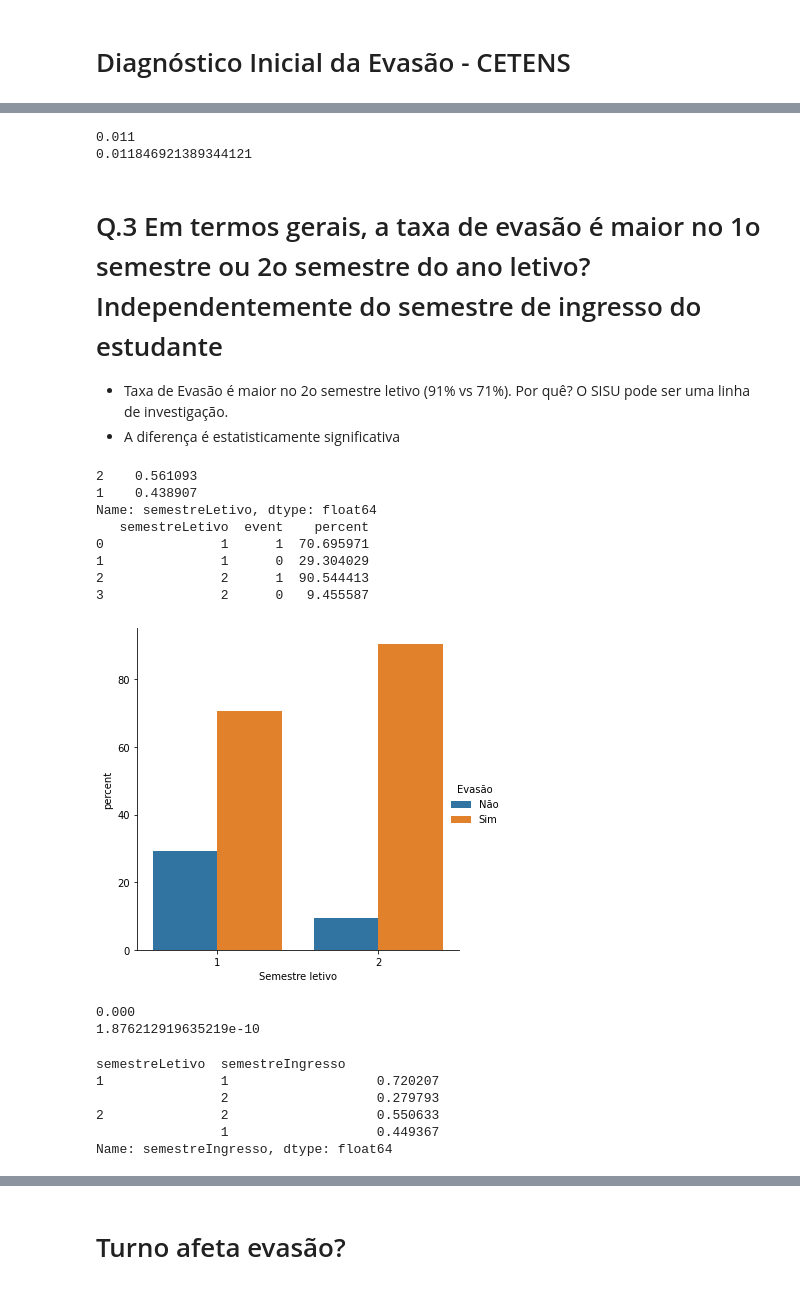
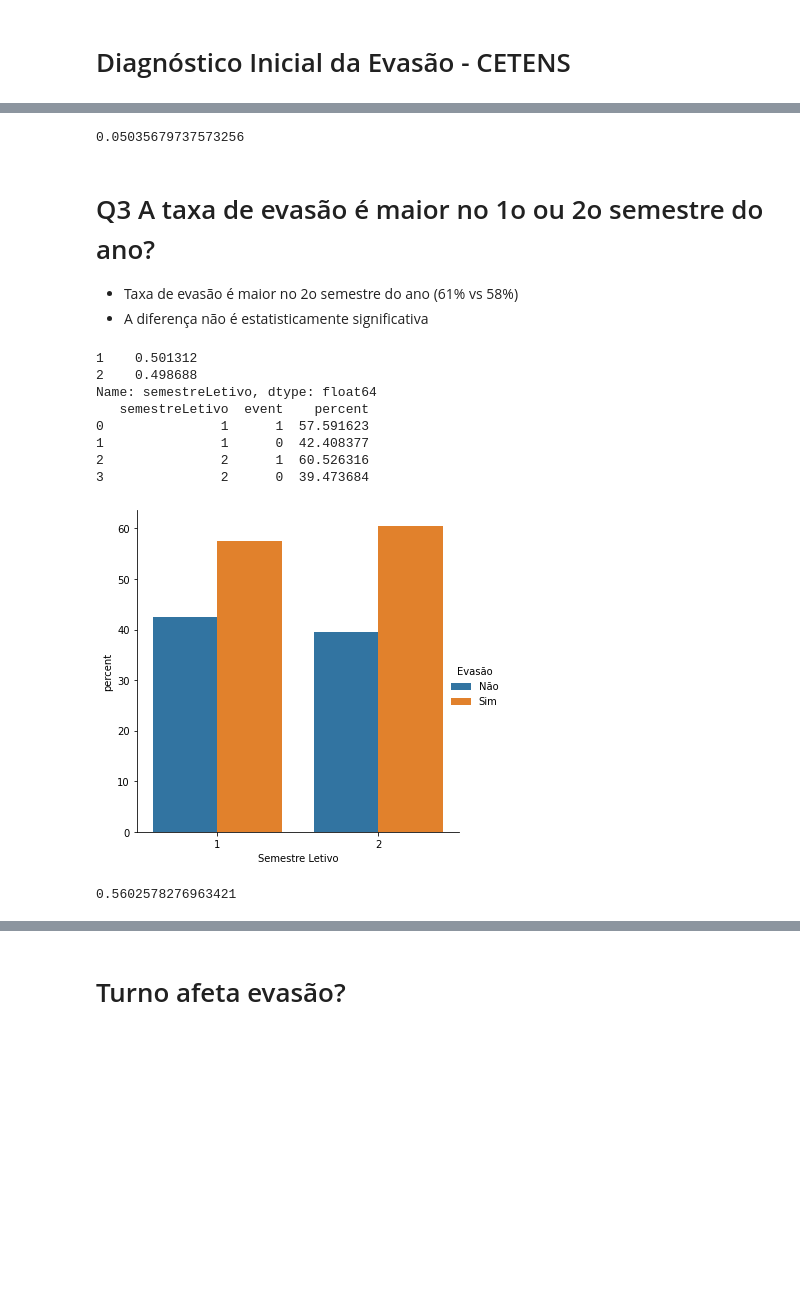
Before and after one commit to rlopes404/dropout, a Jupyter notebook: Dropout-CETENS.ipynb, the cells around one changed output, grey strips where cells are left out. Drawn from its saved outputs; the diff is of its cells as text; code cells hidden in the pictures; blank space fills up the shorter version.

```diff
--- a/Dropout-CETENS.ipynb
+++ b/Dropout-CETENS.ipynb
@@ -21,4 +21,4 @@ def plot_percentage(df, x, y, xlabel):
     for t, l in zip(g._legend.texts, new_labels): t.set_text(l)
     plt.show()
 
-df = pd.read_csv('/home/ramon/extrator/survival/ze_final.csv')
+df = pd.read_csv('/home/ramon/extrator/survival/evasao.csv')
@@ -25,2 +62,3 @@ df = pd.read_csv('/home/ramon/extrator/survival/ze_final.csv')
 # %%
-df = df[df['centro'] == 'CETENS']
+centro  = 'CETENS'
+df = df[df.centro == centro]
@@ -145,45 +158,31 @@ Name: semestreIngresso, dtype: float64
 # %%
-print('%.3f'%(proportion_test(df, 'semestreIngresso')))
+#print('%.3f'%(proportion_test(df, 'periodoingresso')))
 print(proportion_test2(df, 'semestreIngresso'))
 # %% [output]
-0.011
-0.011846921389344121
+0.05035679737573256
 # %% [markdown]
-# Q.3 Em termos gerais, a taxa de evasão é maior no 1o semestre ou 2o semestre do ano letivo? Independentemente do semestre de ingresso do estudante
+# Q3 A taxa de evasão é maior no 1o ou 2o semestre do ano?
 
-
-- Taxa de Evasão é maior no 2o semestre letivo (91% vs 71%). Por quê? O SISU pode ser uma linha de investigação.
-- A diferença é estatisticamente significativa
+- Taxa de evasão é maior no 2o semestre do ano (61% vs 58%)
+- A diferença não é estatisticamente significativa
 # %%
 idx = df['time'] == df.groupby('matricula')['time'].transform('max')
 
 print(df[idx]['semestreLetivo'].value_counts(normalize=True))
 
-plot_percentage(df[idx], 'semestreLetivo', 'event', 'Semestre letivo')
+plot_percentage(df[idx], 'semestreLetivo', 'event', 'Semestre Letivo')
 # %% [output]
-2    0.561093
-1    0.438907
+1    0.501312
+2    0.498688
 Name: semestreLetivo, dtype: float64
    semestreLetivo  event    percent
-0               1      1  70.695971
-1               1      0  29.304029
-2               2      1  90.544413
-3               2      0   9.455587
+0               1      1  57.591623
+1               1      0  42.408377
+2               2      1  60.526316
+3               2      0  39.473684
-[figure, old version]
+[figure, new version]
 # %%
-print('%.3f'%(proportion_test(df, 'semestreLetivo')))
 print(proportion_test2(df, 'semestreLetivo'))
 # %% [output]
-0.000
-1.876212919635219e-10
+0.5602578276963421
-# %%
-idx = (df['time'] == df.groupby('matricula')['time'].transform('max')) & (df['event'] == 1)
-df[idx].groupby('semestreLetivo')['semestreIngresso'].value_counts(normalize=True)
-# %% [output]
-semestreLetivo  semestreIngresso
-1               1                   0.720207
-                2                   0.279793
-2               2                   0.550633
-                1                   0.449367
-Name: semestreIngresso, dtype: float64
 # %% [markdown]
```
Also changed, not shown: parts of 29 cells of this notebook, 7 other files.
